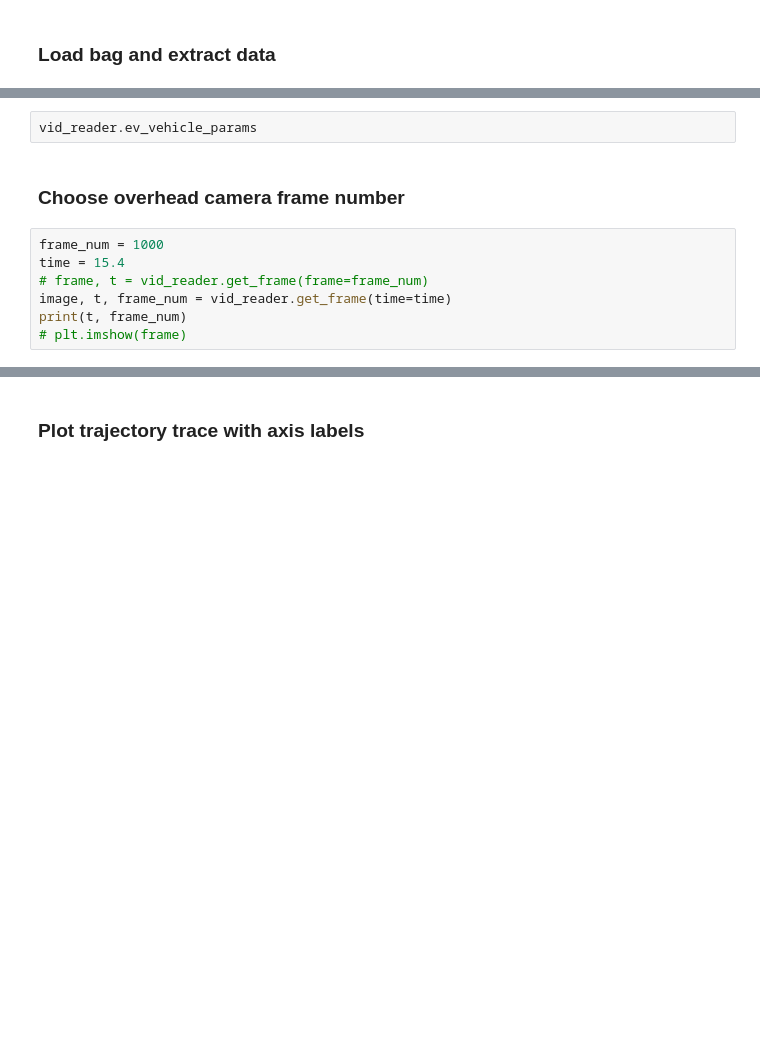
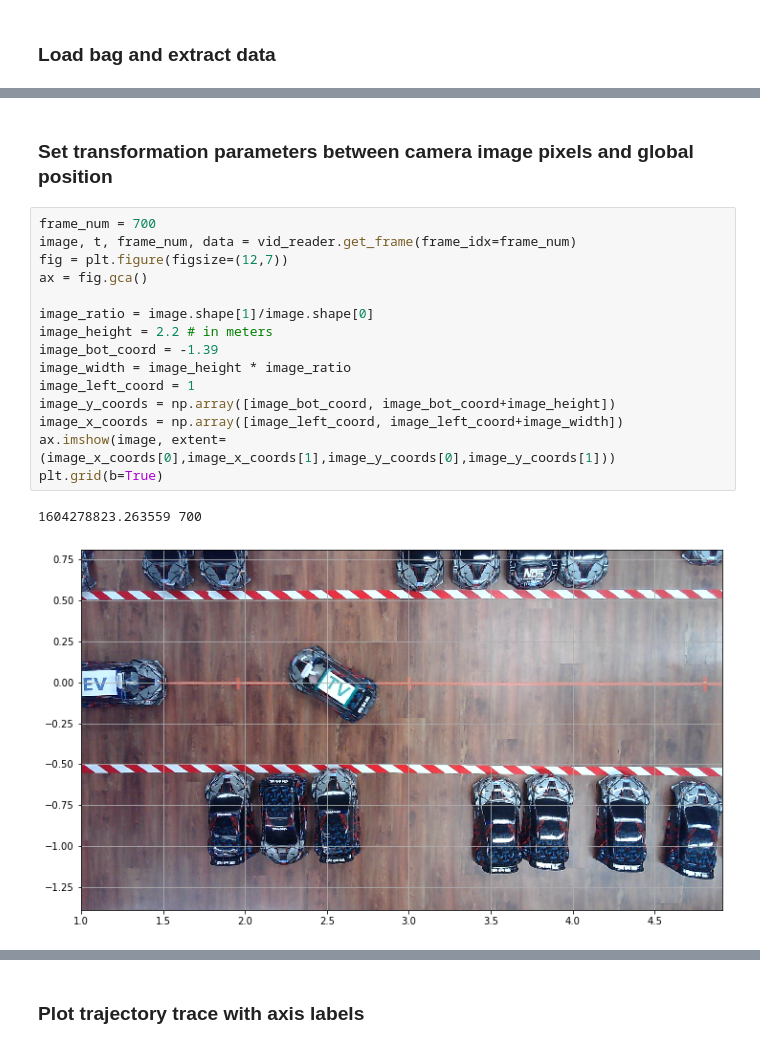
Before and after one commit to XuShenLZ/dataMPC_parking, a Jupyter notebook: bag_processing/video_plotting.ipynb, the cells around one changed output, grey strips where cells are left out. Cells and saved outputs as stored; diff of their text form; blank space fills up the shorter version.

Commit message:
Video plotting functional

```diff
--- a/bag_processing/video_plotting.ipynb
+++ b/bag_processing/video_plotting.ipynb
@@ -51,11 +53,20 @@ vid_reader = VideoDataReader(bag_name, param_dir)
-# %%
-vid_reader.ev_vehicle_params
-# %% [markdown]
-### Choose overhead camera frame number
-# %%
-frame_num = 1000
-time = 15.4
-# frame, t = vid_reader.get_frame(frame=frame_num)
-image, t, frame_num = vid_reader.get_frame(time=time)
-print(t, frame_num)
-# plt.imshow(frame)
+# %% [markdown]
+### Set transformation parameters between camera image pixels and global position
+# %%
+frame_num = 700
+image, t, frame_num, data = vid_reader.get_frame(frame_idx=frame_num)
+fig = plt.figure(figsize=(12,7))
+ax = fig.gca()
+
+image_ratio = image.shape[1]/image.shape[0]
+image_height = 2.2 # in meters
+image_bot_coord = -1.39
+image_width = image_height * image_ratio
+image_left_coord = 1
+image_y_coords = np.array([image_bot_coord, image_bot_coord+image_height])
+image_x_coords = np.array([image_left_coord, image_left_coord+image_width])
+ax.imshow(image, extent=(image_x_coords[0],image_x_coords[1],image_y_coords[0],image_y_coords[1]))
+plt.grid(b=True)
+# %% [output]
+1604278823.263559 700
+[figure, added]
```
Also changed, not shown: parts of 12 cells of this notebook, 1 other file.
